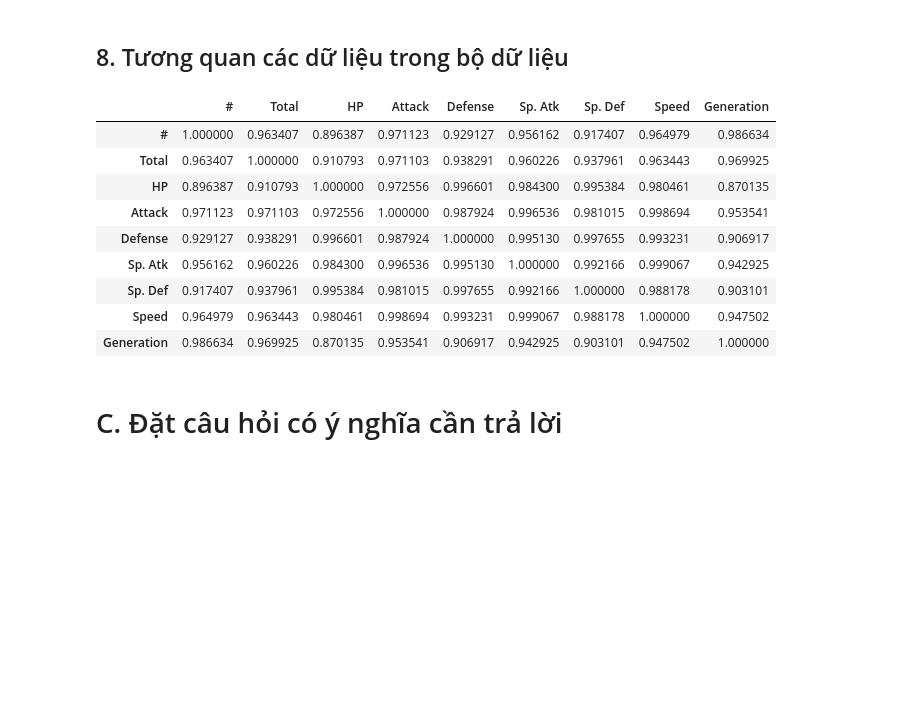
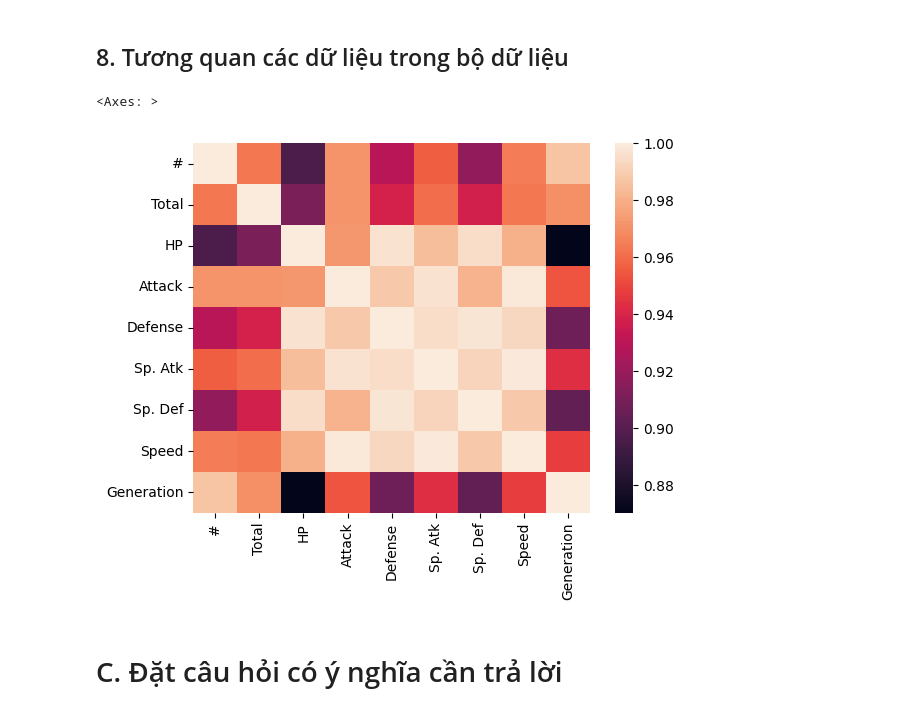
Before and after one commit to Siralexgon/KHDL, a Jupyter notebook: Final-Version.ipynb, the cells around one changed output. Saved outputs shown, nothing was run; the diff lists cells and outputs as text; code cells hidden in the pictures; blank space fills up the shorter version.

```diff
--- a/Final-Version.ipynb
+++ b/Final-Version.ipynb
@@ -287,18 +287,10 @@ df.head()
 # %% [markdown]
 ## 8. Tương quan các dữ liệu trong bộ dữ liệu
 # %%
-num_col_info_df.corr()
+sns.heatmap(num_col_info_df.corr())
 # %% [output]
-|  | # | Total | HP | Attack | Defense | Sp. Atk | Sp. Def | Speed | Generation |
-| # | 1.000000 | 0.963407 | 0.896387 | 0.971123 | 0.929127 | 0.956162 | 0.917407 | 0.964979 | 0.986634 |
-| Total | 0.963407 | 1.000000 | 0.910793 | 0.971103 | 0.938291 | 0.960226 | 0.937961 | 0.963443 | 0.969925 |
-| HP | 0.896387 | 0.910793 | 1.000000 | 0.972556 | 0.996601 | 0.984300 | 0.995384 | 0.980461 | 0.870135 |
-| Attack | 0.971123 | 0.971103 | 0.972556 | 1.000000 | 0.987924 | 0.996536 | 0.981015 | 0.998694 | 0.953541 |
-| Defense | 0.929127 | 0.938291 | 0.996601 | 0.987924 | 1.000000 | 0.995130 | 0.997655 | 0.993231 | 0.906917 |
-| Sp. Atk | 0.956162 | 0.960226 | 0.984300 | 0.996536 | 0.995130 | 1.000000 | 0.992166 | 0.999067 | 0.942925 |
-| Sp. Def | 0.917407 | 0.937961 | 0.995384 | 0.981015 | 0.997655 | 0.992166 | 1.000000 | 0.988178 | 0.903101 |
-| Speed | 0.964979 | 0.963443 | 0.980461 | 0.998694 | 0.993231 | 0.999067 | 0.988178 | 1.000000 | 0.947502 |
-| Generation | 0.986634 | 0.969925 | 0.870135 | 0.953541 | 0.906917 | 0.942925 | 0.903101 | 0.947502 | 1.000000 |
+<Axes: >
+[figure, added]
 # %% [markdown]
 # C. Đặt câu hỏi có ý nghĩa cần trả lời
 # %%
```
Also changed, not shown: parts of 1 cell of this notebook.
